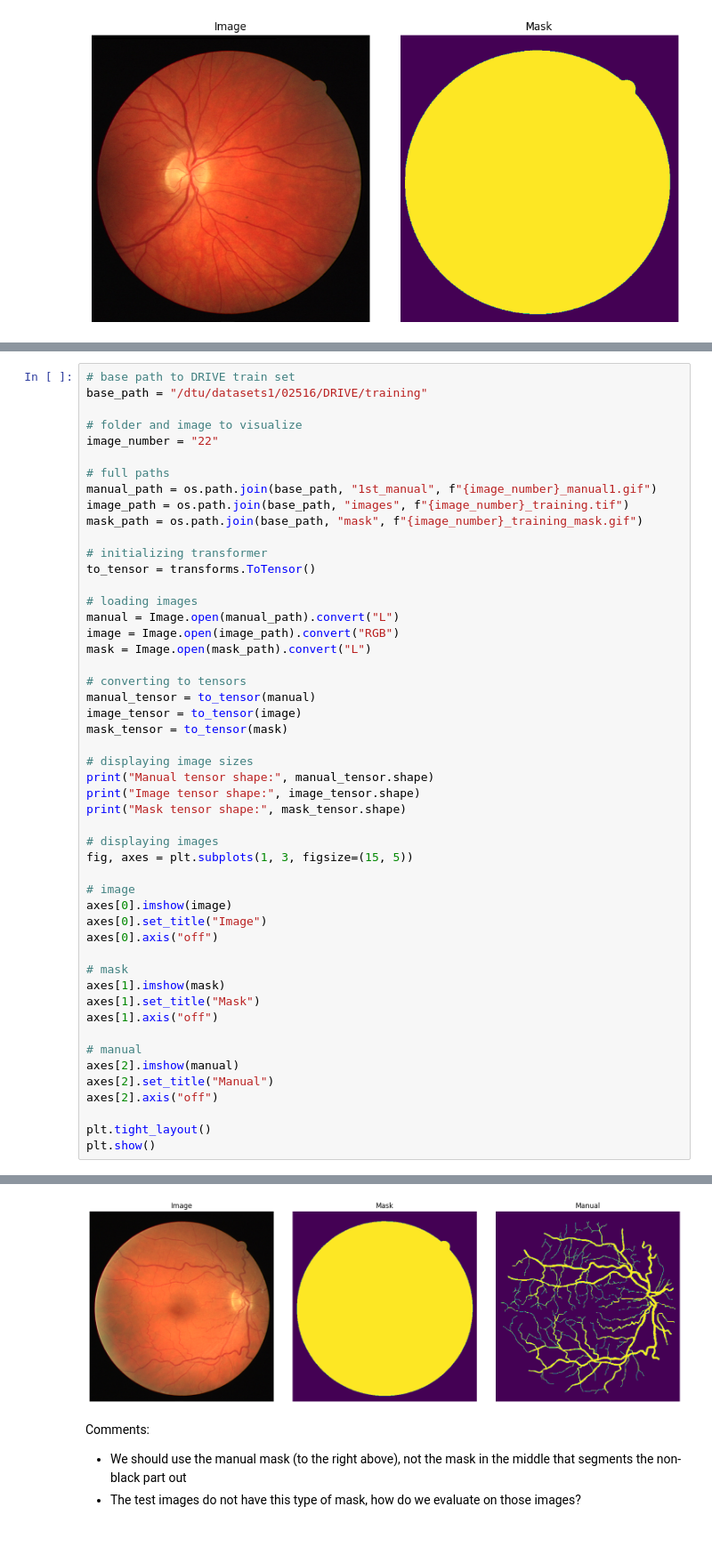
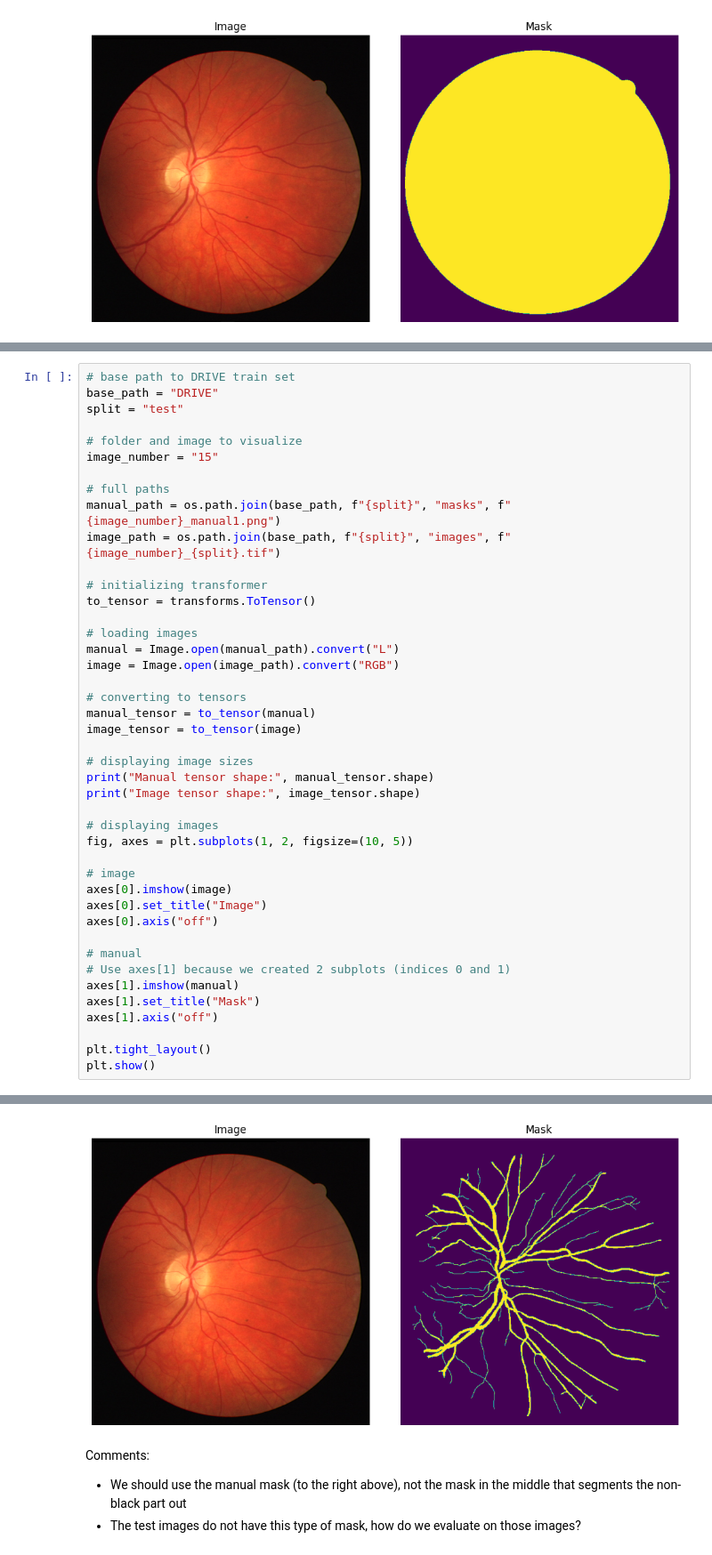
Before and after one commit to SebWae/02516-image-segmentation, a Jupyter notebook: eda.ipynb, the cells around one changed output, grey strips where cells are left out. Shown at 89% size. Drawn from its saved outputs; the diff is of its cells as text.

Commit message:
displaying mask for downloaded test image

```diff
--- a/eda.ipynb
+++ b/eda.ipynb
@@ -207,14 +207,14 @@ Displaying a training image:
 # %%
 # base path to DRIVE train set
-base_path = "/dtu/datasets1/02516/DRIVE/training"
+base_path = "DRIVE"
+split = "test"
 
 # folder and image to visualize
-image_number = "22"
+image_number = "15"
 
 # full paths
-manual_path = os.path.join(base_path, "1st_manual", f"{image_number}_manual1.gif")
-image_path = os.path.join(base_path, "images", f"{image_number}_training.tif")
-mask_path = os.path.join(base_path, "mask", f"{image_number}_training_mask.gif")
+manual_path = os.path.join(base_path, f"{split}", "masks", f"{image_number}_manual1.png")
+image_path = os.path.join(base_path, f"{split}", "images", f"{image_number}_{split}.tif")
 
 # initializing transformer
 to_tensor = transforms.ToTensor()
@@ -222,36 +222,29 @@ to_tensor = transforms.ToTensor()
 # loading images
 manual = Image.open(manual_path).convert("L")
 image = Image.open(image_path).convert("RGB")
-mask = Image.open(mask_path).convert("L")
 
 # converting to tensors
 manual_tensor = to_tensor(manual)
 image_tensor = to_tensor(image)
-mask_tensor = to_tensor(mask)
 
 # displaying image sizes
 print("Manual tensor shape:", manual_tensor.shape)
 print("Image tensor shape:", image_tensor.shape)
-print("Mask tensor shape:", mask_tensor.shape)
 
 # displaying images
-fig, axes = plt.subplots(1, 3, figsize=(15, 5))
+fig, axes = plt.subplots(1, 2, figsize=(10, 5))
 
 # image
 axes[0].imshow(image)
 axes[0].set_title("Image")
 axes[0].axis("off")
 
-# mask
-axes[1].imshow(mask)
+# manual
+# Use axes[1] because we created 2 subplots (indices 0 and 1)
+axes[1].imshow(manual)
 axes[1].set_title("Mask")
 axes[1].axis("off")
 
-# manual
-axes[2].imshow(manual)
-axes[2].set_title("Manual")
-axes[2].axis("off")
-
 plt.tight_layout()
 plt.show()
 # %% [output]
@@ -261,4 +253,4 @@ Mask tensor shape: torch.Size([1, 584, 565])
-[figure, old version]
+[figure, new version]
 # %% [markdown]
 Comments:
 - We should use the manual mask (to the right above), not the mask in the middle that segments the non-black part out
```
Also changed, not shown: parts of 2 cells of this notebook.
